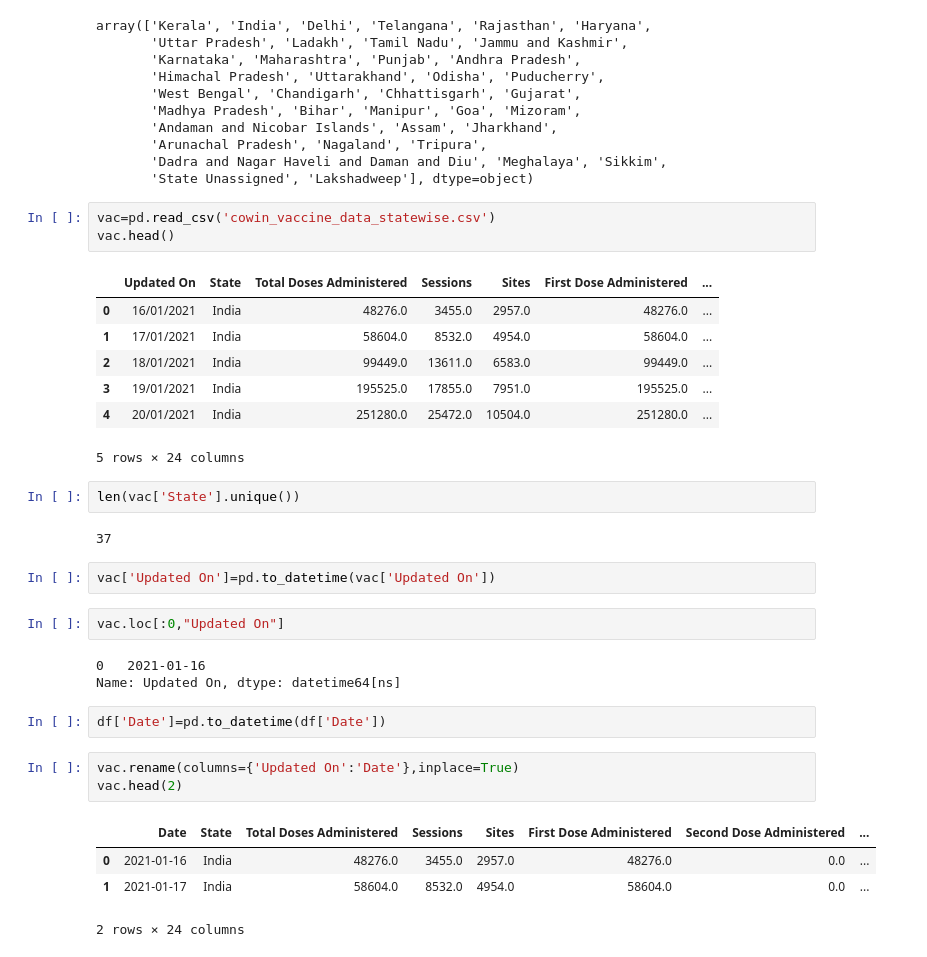
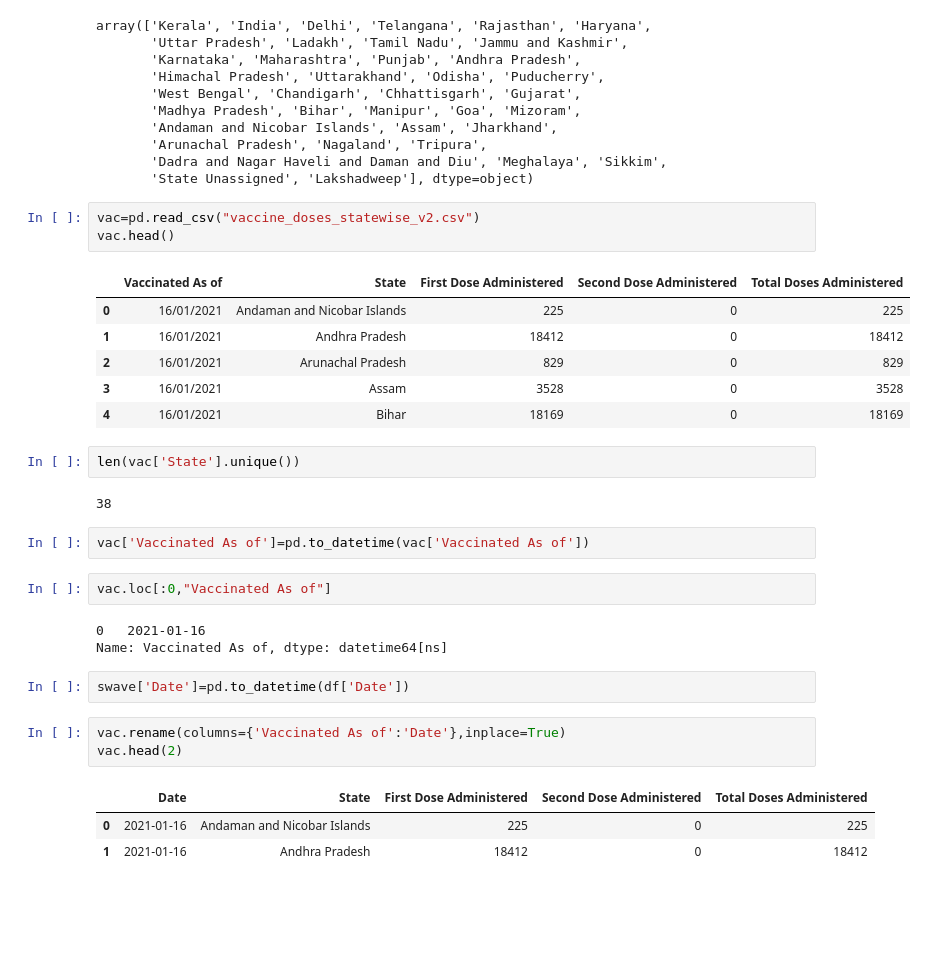
Before and after one commit to theDataQuad/covidWebapp, a Jupyter notebook: covid_Data_EDA.ipynb, the cells around one changed output. Drawn from its saved outputs; the diff is of its cells as text; blank space fills up the shorter version.

```diff
--- a/covid_Data_EDA.ipynb
+++ b/covid_Data_EDA.ipynb
@@ -327,37 +327,35 @@ array(['Kerala', 'India', 'Delhi', 'Telangana', 'Rajasthan', 'Haryana',
        'Dadra and Nagar Haveli and Daman and Diu', 'Meghalaya', 'Sikkim',
        'State Unassigned', 'Lakshadweep'], dtype=object)
 # %%
-vac=pd.read_csv('cowin_vaccine_data_statewise.csv')
+vac=pd.read_csv("vaccine_doses_statewise_v2.csv")
 vac.head()
 # %% [output]
-|  | Updated On | State | Total Doses Administered | Sessions | Sites | First Dose Administered | ... |
-| 0 | 16/01/2021 | India | 48276.0 | 3455.0 | 2957.0 | 48276.0 | ... |
-| 1 | 17/01/2021 | India | 58604.0 | 8532.0 | 4954.0 | 58604.0 | ... |
-| 2 | 18/01/2021 | India | 99449.0 | 13611.0 | 6583.0 | 99449.0 | ... |
-| 3 | 19/01/2021 | India | 195525.0 | 17855.0 | 7951.0 | 195525.0 | ... |
-| 4 | 20/01/2021 | India | 251280.0 | 25472.0 | 10504.0 | 251280.0 | ... |
+|  | Vaccinated As of | State | First Dose Administered | Second Dose Administered | Total Doses Administered |
+| 0 | 16/01/2021 | Andaman and Nicobar Islands | 225 | 0 | 225 |
+| 1 | 16/01/2021 | Andhra Pradesh | 18412 | 0 | 18412 |
+| 2 | 16/01/2021 | Arunachal Pradesh | 829 | 0 | 829 |
+| 3 | 16/01/2021 | Assam | 3528 | 0 | 3528 |
+| 4 | 16/01/2021 | Bihar | 18169 | 0 | 18169 |
-5 rows × 24 columns
 # %%
 len(vac['State'].unique())
 # %% [output]
-37
+38
-# %%
-vac['Updated On']=pd.to_datetime(vac['Updated On'])
+# %%
+vac['Vaccinated As of']=pd.to_datetime(vac['Vaccinated As of'])
 # %%
-vac.loc[:0,"Updated On"]
+vac.loc[:0,"Vaccinated As of"]
 # %% [output]
 0   2021-01-16
-Name: Updated On, dtype: datetime64[ns]
+Name: Vaccinated As of, dtype: datetime64[ns]
 # %%
-df['Date']=pd.to_datetime(df['Date'])
+swave['Date']=pd.to_datetime(df['Date'])
 # %%
-vac.rename(columns={'Updated On':'Date'},inplace=True)
+vac.rename(columns={'Vaccinated As of':'Date'},inplace=True)
 vac.head(2)
 # %% [output]
-|  | Date | State | Total Doses Administered | Sessions | Sites | First Dose Administered | Second Dose Administered | ... |
-| 0 | 2021-01-16 | India | 48276.0 | 3455.0 | 2957.0 | 48276.0 | 0.0 | ... |
-| 1 | 2021-01-17 | India | 58604.0 | 8532.0 | 4954.0 | 58604.0 | 0.0 | ... |
+|  | Date | State | First Dose Administered | Second Dose Administered | Total Doses Administered |
+| 0 | 2021-01-16 | Andaman and Nicobar Islands | 225 | 0 | 225 |
+| 1 | 2021-01-16 | Andhra Pradesh | 18412 | 0 | 18412 |
-2 rows × 24 columns
 # %%
 #df3=vac.set_index(['Date'])
 #df4=df.set_index(['Date'])
```
Also changed, not shown: parts of 16 cells of this notebook, 2 other files.
